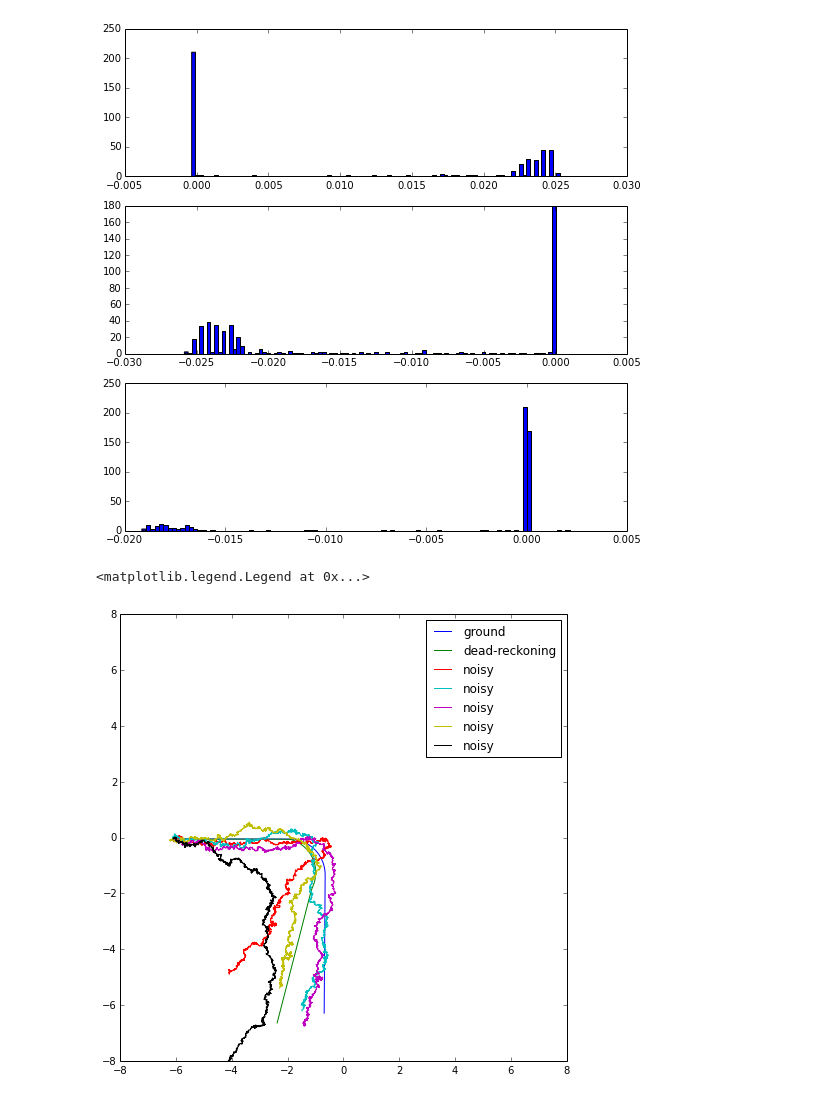
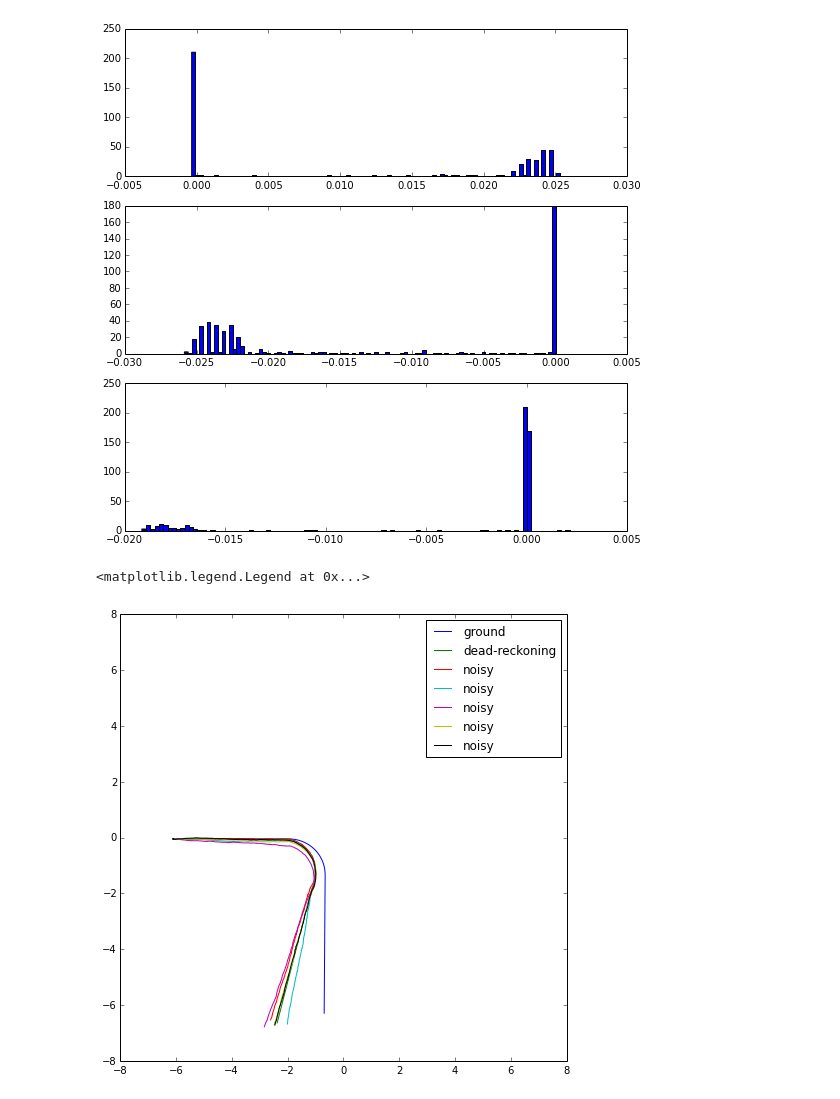
Before and after one commit to BayesianLogic/ppaml-slam, a Jupyter notebook: python-src/ppaml_car/explore_dyn_model.ipynb, the cells around one changed output. Drawn from its saved outputs; the diff is of its cells as text; code cells hidden in the pictures.

Commit message:
re-add dynamics (pose) noise, and make noise configurable

```diff
--- a/python-src/ppaml_car/explore_dyn_model.ipynb
+++ b/python-src/ppaml_car/explore_dyn_model.ipynb
@@ -67,28 +67,27 @@ None
 # %%
 # Example trajectories if we add noise to pose, but not to controls:
 
 def dynamics_with_pose_noise(dataset, old_state, velocity, steering, delta_t):
     new_state = draw_dr.dynamics(dataset, old_state, velocity, steering, delta_t)
-    noise = np.random.normal(loc=0.0, scale=0.01, size=3)
-    new_state[0] += noise[0]
-    new_state[1] += noise[1]
-    new_state[2] += noise[2]
+    new_state[0] += np.random.normal(loc=0.0, scale=0.001)
+    new_state[1] += np.random.normal(loc=0.0, scale=0.001)
+    new_state[2] += np.random.normal(loc=0.0, scale=0.0005)
     new_state[2] = normalize_radians(new_state[2])
     return new_state
 
 plt.figure(figsize=(8,8))
 ax = plt.gca()
 ax.plot(gps_traj[:, 1], gps_traj[:, 2], label='ground')
 ax.plot(dr_traj[:, 1], dr_traj[:, 2], label='dead-reckoning')
 for i in xrange(5):
     dr_traj_noisy = draw_dr.get_dead_reckoning_traj(dataset, dynamics_with_pose_noise)
     ax.plot(dr_traj_noisy[:, 1], dr_traj_noisy[:, 2], label='noisy')
 ax.set_xlim(-8, 8)
 ax.set_ylim(-8, 8)
 ax.legend()
 # %% [output]
 <matplotlib.legend.Legend at 0x...>
-[figure, old version]
+[figure, new version]
 # %%
 # Example trajectories if we add noise to controls, but not to pose:
 
```
Also changed, not shown: parts of 1 cell of this notebook, 1 other file.
